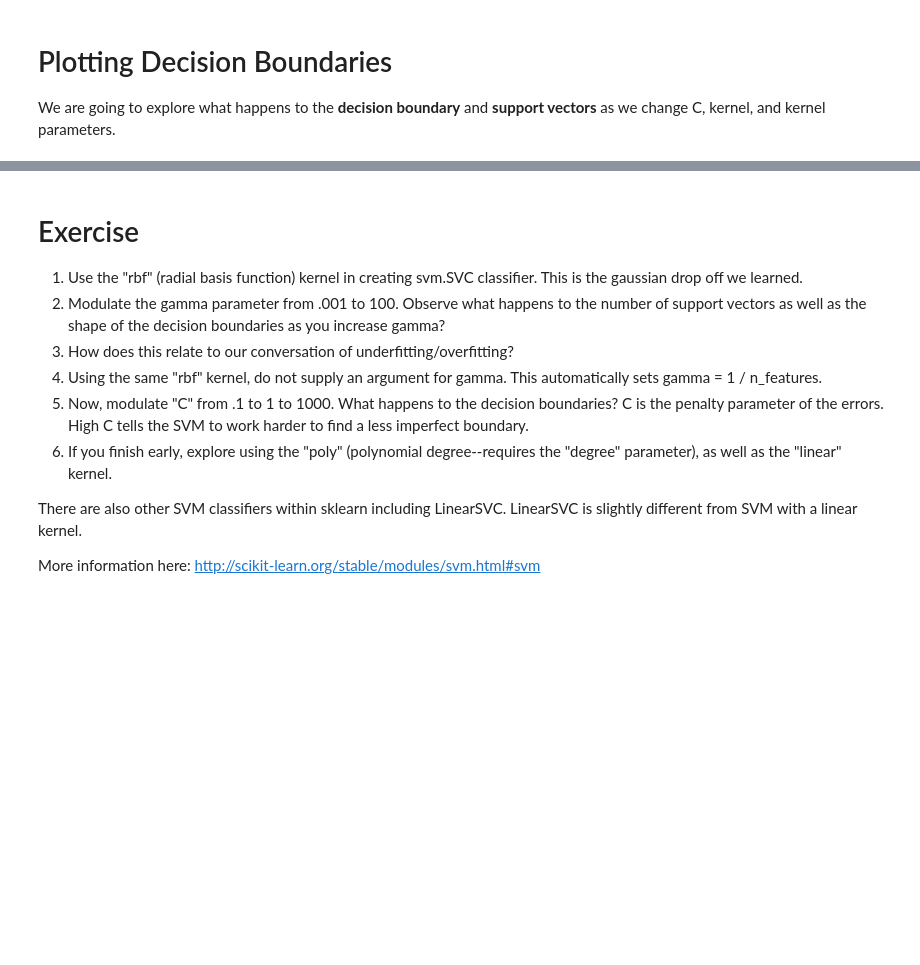
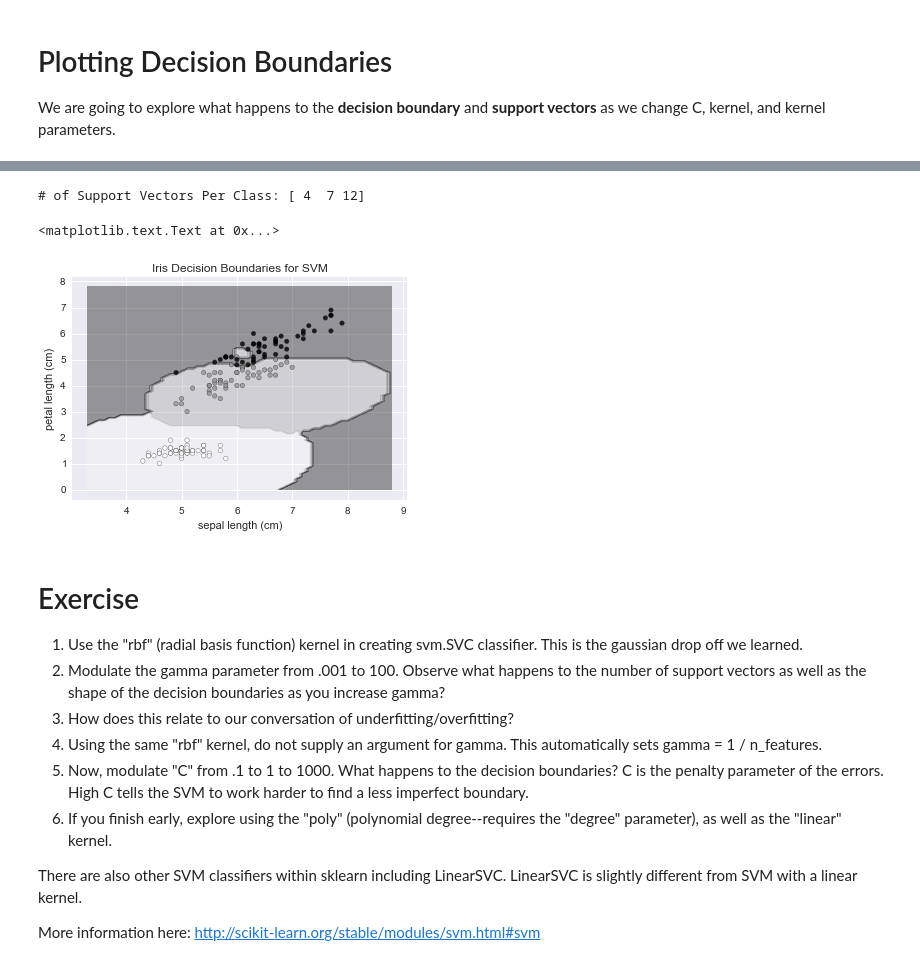
Before and after one commit to brianchandbound/ga-ds, a Jupyter notebook: 11_svm/11_01_iris.ipynb, the cells around one changed output, grey strips where cells are left out. Cells and saved outputs as stored; diff of their text form; code cells hidden in the pictures; blank space fills up the shorter version.

```diff
--- a/11_svm/11_01_iris.ipynb
+++ b/11_svm/11_01_iris.ipynb
@@ -61,14 +136,22 @@ x_min, x_max = X[:, 0].min() - 1, X[:, 0].max() + 1
 y_min, y_max = X[:, 1].min() - 1, X[:, 1].max() + 1
 xx, yy = np.meshgrid(np.arange(x_min, x_max, 0.1), np.arange(y_min, y_max, 0.1))
 # %%
+model = svm.SVC(C=100000000)
+model.fit(X,y)
+print "# of Support Vectors Per Class:", model.n_support_
+
 Z = model.predict(np.c_[xx.ravel(),yy.ravel()])
 Z = Z.reshape(xx.shape)
 
 
 plt.contourf(xx,yy,Z,alpha=0.4)
 plt.scatter(X[:,0],X[:,1],c=y,alpha=0.8)
 plt.xlabel(iris.feature_names[0]), plt.ylabel(iris.feature_names[2])
 plt.title("Iris Decision Boundaries for SVM")
+# %% [output]
+# of Support Vectors Per Class: [ 4  7 12]
+<matplotlib.text.Text at 0x...>
+[figure, added]
 # %% [markdown]
 # Exercise
 
```
Also changed, not shown: parts of 20 cells of this notebook, 2 other files.
